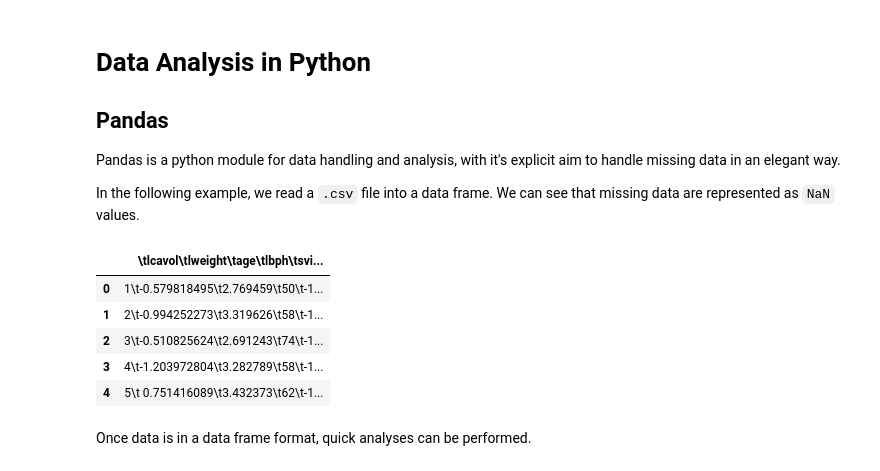
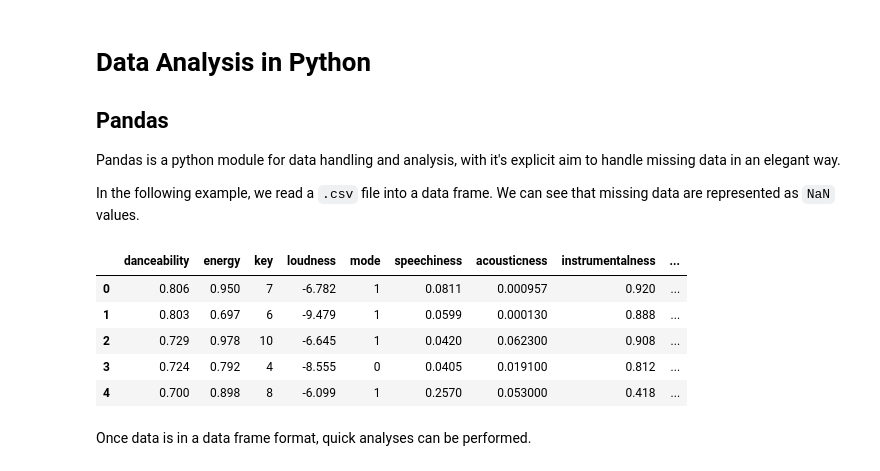
Before and after one commit to edwarddavis1/computational_statistics_coursework, a Jupyter notebook: week_8_python_data_analysis/python_data_analysis_portfolio_8_jupyter.ipynb, the cells around one changed output. Saved outputs shown, nothing was run; the diff lists cells and outputs as text; code cells hidden in the pictures.

Commit message:
added pdf for week 8 python data analysis

```diff
--- a/week_8_python_data_analysis/python_data_analysis_portfolio_8_jupyter.ipynb
+++ b/week_8_python_data_analysis/python_data_analysis_portfolio_8_jupyter.ipynb
@@ -9,15 +9,16 @@ In the following example, we read a `.csv` file into a data frame. We can see th
 # %%
 import pandas as pd
 
-df = pd.read_csv("Prostate_Cancer.csv")
+# Data containing characteristics of various electronic dance music genres
+df = pd.read_csv("edm_songs.csv")
 df.head()
 # %% [output]
-|  | \tlcavol\tlweight\tage\tlbph\tsvi... |
-| 0 | 1\t-0.579818495\t2.769459\t50\t-1... |
-| 1 | 2\t-0.994252273\t3.319626\t58\t-1... |
-| 2 | 3\t-0.510825624\t2.691243\t74\t-1... |
-| 3 | 4\t-1.203972804\t3.282789\t58\t-1... |
-| 4 | 5\t 0.751416089\t3.432373\t62\t-1... |
+|  | danceability | energy | key | loudness | mode | speechiness | acousticness | instrumentalness | ... |
+| 0 | 0.806 | 0.950 | 7 | -6.782 | 1 | 0.0811 | 0.000957 | 0.920 | ... |
+| 1 | 0.803 | 0.697 | 6 | -9.479 | 1 | 0.0599 | 0.000130 | 0.888 | ... |
+| 2 | 0.729 | 0.978 | 10 | -6.645 | 1 | 0.0420 | 0.062300 | 0.908 | ... |
+| 3 | 0.724 | 0.792 | 4 | -8.555 | 0 | 0.0405 | 0.019100 | 0.812 | ... |
+| 4 | 0.700 | 0.898 | 8 | -6.099 | 1 | 0.2570 | 0.053000 | 0.418 | ... |
 # %% [markdown]
 Once data is in a data frame format, quick analyses can be performed.
 # %%
```
Also changed, not shown: parts of 22 cells of this notebook, 3 other files.
